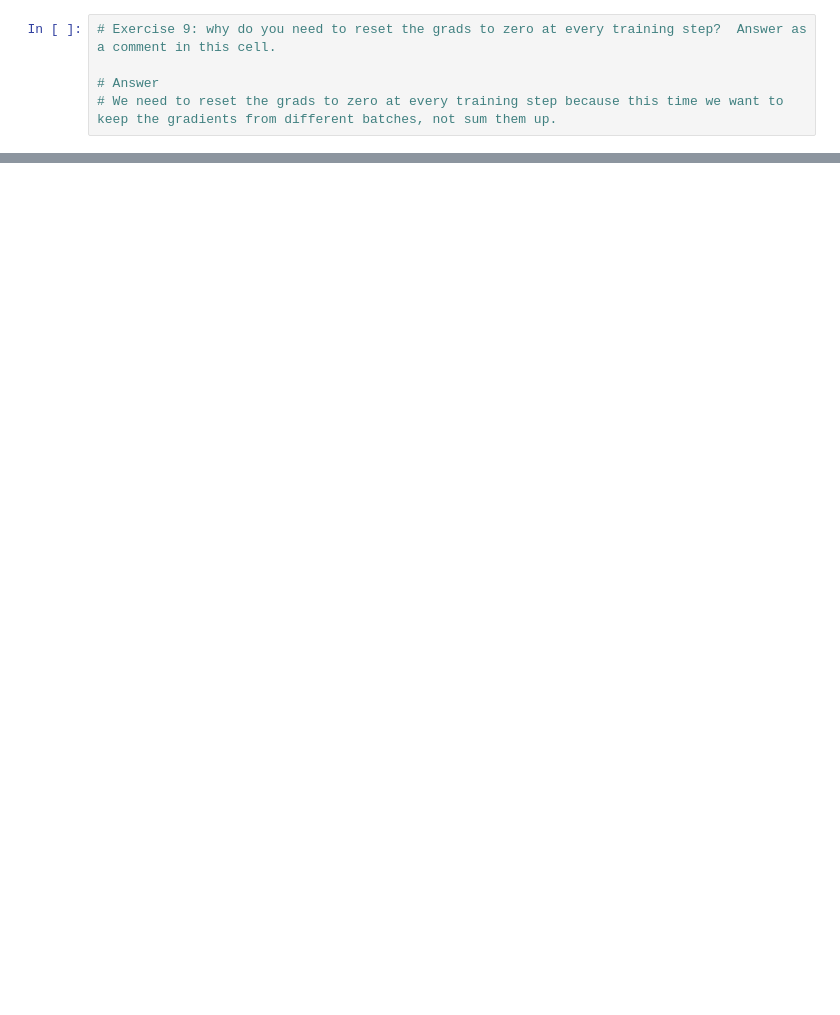
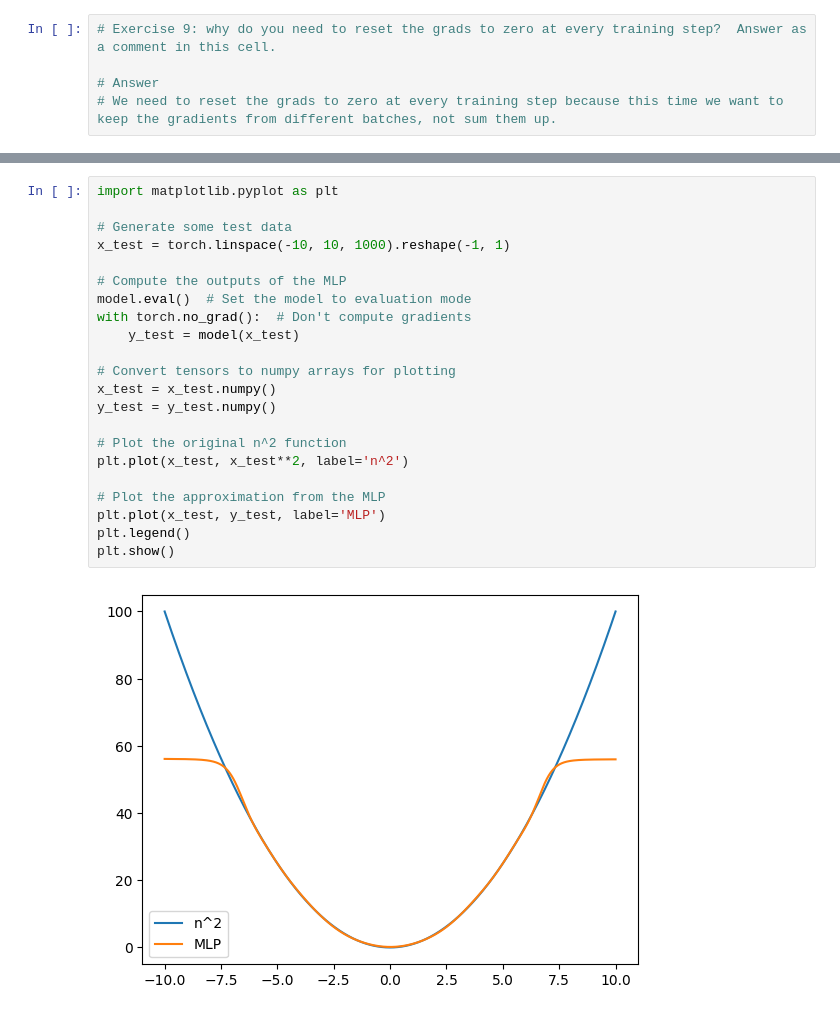
Before and after one commit to Kirscher/ensae-dl-course, a Jupyter notebook: session_1/problem.ipynb, the cells around one changed output, grey strips where cells are left out. Cells and saved outputs as stored; diff of their text form; blank space fills up the shorter version.

```diff
--- a/session_1/problem.ipynb
+++ b/session_1/problem.ipynb
@@ -445,0 +500,24 @@ for k in range(20):
+# %%
+import matplotlib.pyplot as plt
+
+# Generate some test data
+x_test = torch.linspace(-10, 10, 1000).reshape(-1, 1)
+
+# Compute the outputs of the MLP
+model.eval()  # Set the model to evaluation mode
+with torch.no_grad():  # Don't compute gradients
+    y_test = model(x_test)
+
+# Convert tensors to numpy arrays for plotting
+x_test = x_test.numpy()
+y_test = y_test.numpy()
+
+# Plot the original n^2 function
+plt.plot(x_test, x_test**2, label='n^2')
+
+# Plot the approximation from the MLP
+plt.plot(x_test, y_test, label='MLP')
+plt.legend()
+plt.show()
+# %% [output]
+[figure, added]
```
Also changed, not shown: parts of 9 cells of this notebook.
